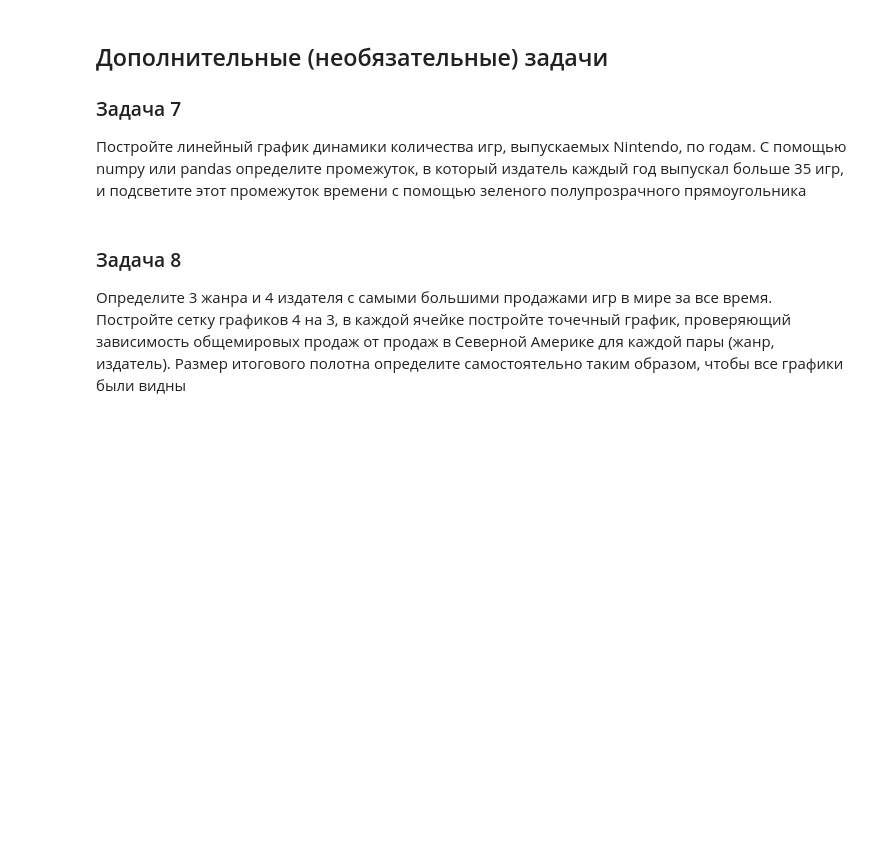
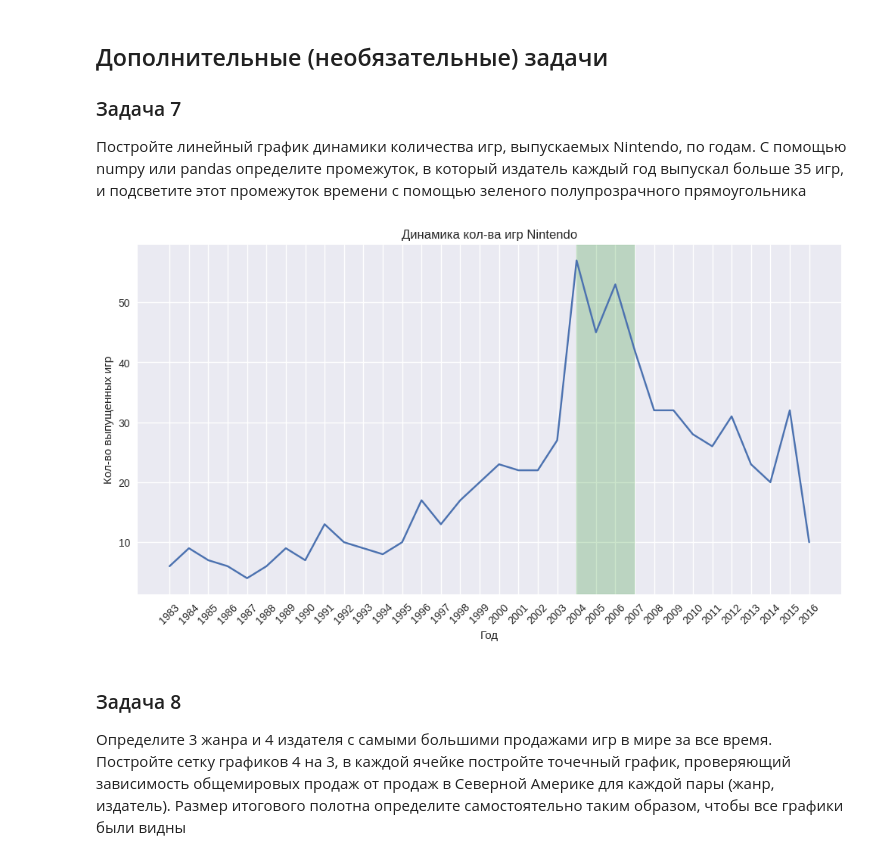
Before and after one commit to scomarae/SkillBox, a Jupyter notebook: matplotlib_2_ДЗ.ipynb, the cells around one changed output. Saved outputs shown, nothing was run; the diff lists cells and outputs as text; code cells hidden in the pictures; blank space fills up the shorter version.

```diff
--- a/matplotlib_2_ДЗ.ipynb
+++ b/matplotlib_2_ДЗ.ipynb
@@ -187,3 +190,22 @@ ax.bar(data['Platform'], data['JP_Sales'])
+# %%
+plt.style.use('seaborn') # для веселья
+
+data = df[df['Publisher'] == 'Nintendo'].groupby('Year')['Name'].count().reset_index()
+years_green = data[data['Name'] > 35]['Year'] # тут удобно, что такой промежуток один, но думаю с обратной ситуацией тоже можно справиться (чат гпт показал как можно сгруппировать промежутки)
+
+fig, ax = plt.subplots(figsize=(12,6))
+
+ax.plot(data['Year'], data['Name'])
+ax.axvspan(xmin=years_green.min(), xmax=years_green.max(), color='green', alpha=0.2)
+ax.set_title('Динамика кол-ва игр Nintendo')
+ax.set_ylabel('Кол-во выпущенных игр')
+ax.set_xlabel('Год')
+ax.set_xticks(list(range(data['Year'].astype(int).min(), data['Year'].astype(int).max()+ 1, 1))) # хотела каждый год на графике показать
+# (действительно ли нужно собирать range годов, если я хочу их все показать на графике просто с шагом 1?)
+ax.set_xticklabels(ax.get_xticks(), rotation=45) # нормальное решение для поврота подписей? нашла в интернете
+plt.show()
+# %% [output]
+[figure, added]
 # %% [markdown]
 ### Задача 8
 
```
Also changed, not shown: parts of 5 cells of this notebook.
